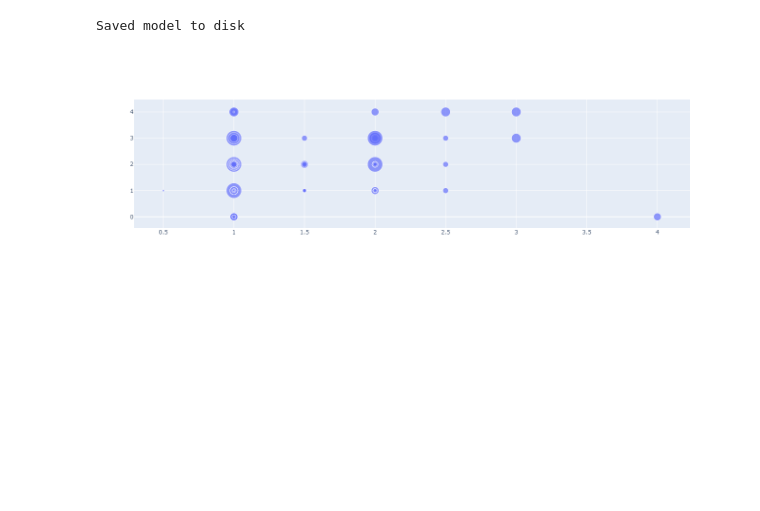
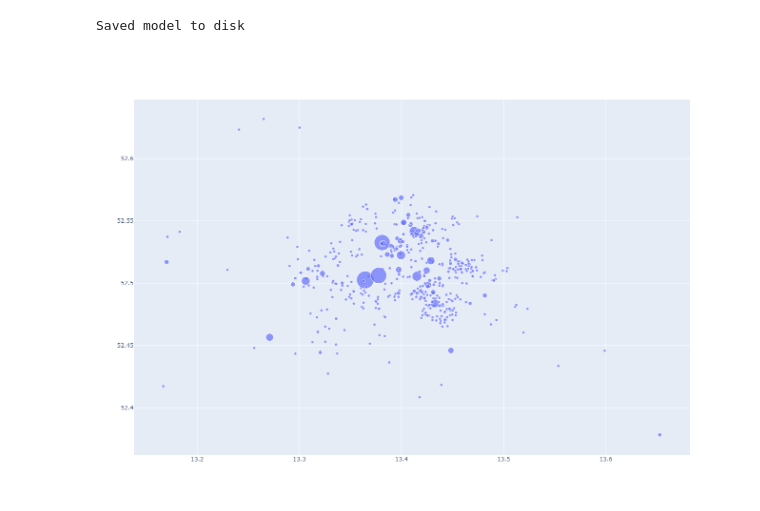
Before and after one commit to Air-bnb-Optimal-Price/DS, a Jupyter notebook: Notebook Folders/BaseNotebook.ipynb, the cells around one changed output. Saved outputs shown, nothing was run; the diff lists cells and outputs as text; code cells hidden in the pictures; blank space fills up the shorter version.

```diff
--- a/Notebook Folders/BaseNotebook.ipynb
+++ b/Notebook Folders/BaseNotebook.ipynb
@@ -200,17 +200,33 @@ lng_bins, ret = pd.cut(df_cleaned['longitude'], bins=500, precision=5, retbins=T
 latlng = df_cleaned.sample(n=500)
 
 #latlng.shape
-# %%
-fig = go.Figure(data=[go.Scatter(
-    x=latlng["bathrooms"],
-    y=latlng["bedrooms"],
-    mode="markers",
-    marker={
-    'size':latlng['beds']*4,
-    'sizemin':1}
-)])
-
-fig.show()
-# %% [output]
-[figure, removed]
+# %%
+import plotly.graph_objects as go
+fig = go.Figure(data=[go.Scatter(
+    x=latlng["longitude"],
+    y=latlng["latitude"],
+    mode="markers",
+    marker={
+    'size':latlng['price_cleaned']/15,
+    'sizemin':3}
+)], layout=go.Layout(
+        images =[dict(
+                  source= "School/Projects/ABNB-DS1/API/berlin.png",
+                  xref= "paper",
+                  yref= "paper",
+                  x= 0,
+                  y= 1,
+                  sizing= "fill",
+                  opacity= 0.5,
+                  layer= "above")
+                ]))
+fig.update_layout(
+    width=927,
+    height=927,
+    autosize=False
+)
+
+fig.show()
+# %% [output]
+[figure, added]
 # %%
```
Also changed, not shown: parts of 1 cell of this notebook, 1 other file.
